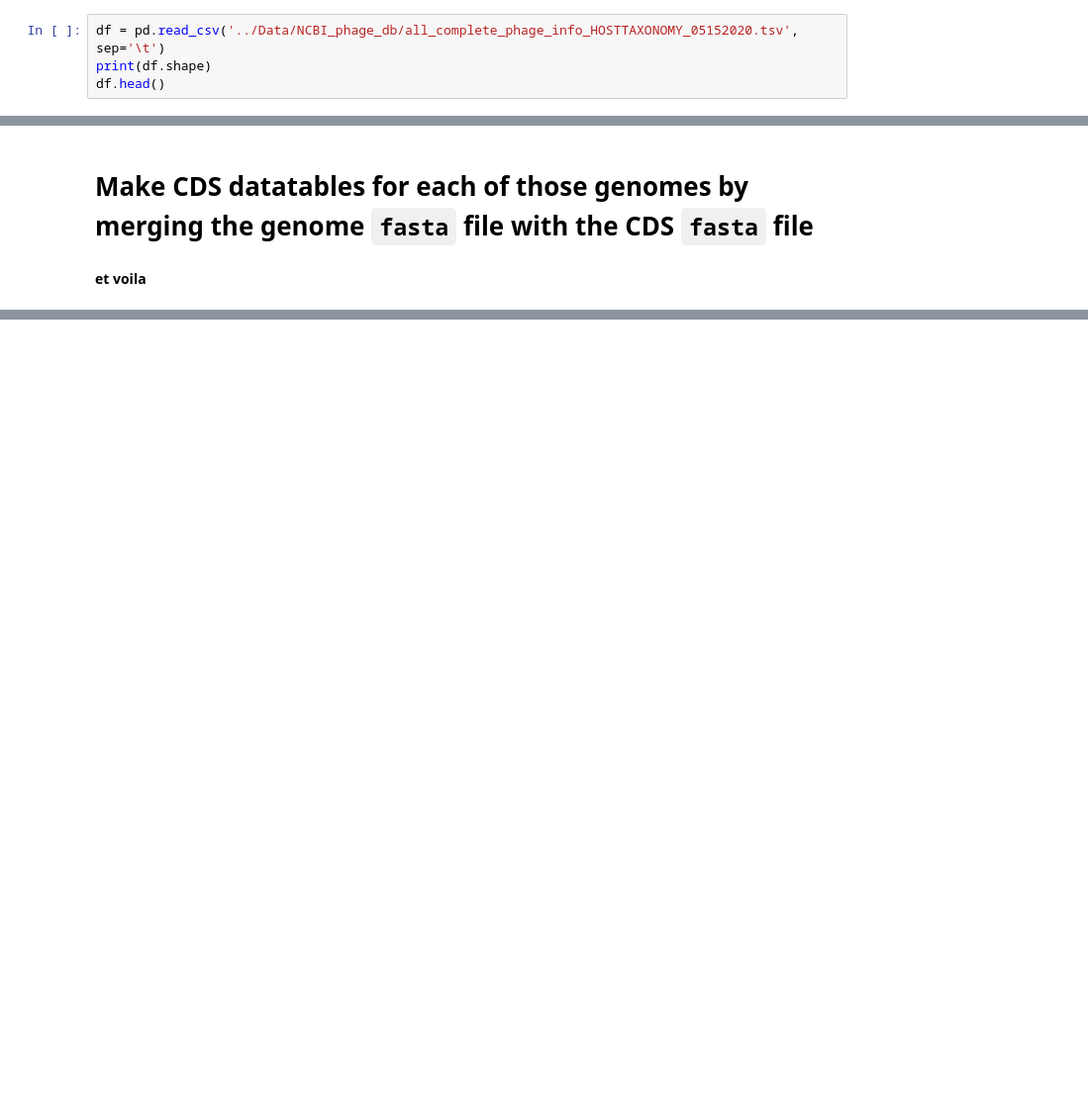
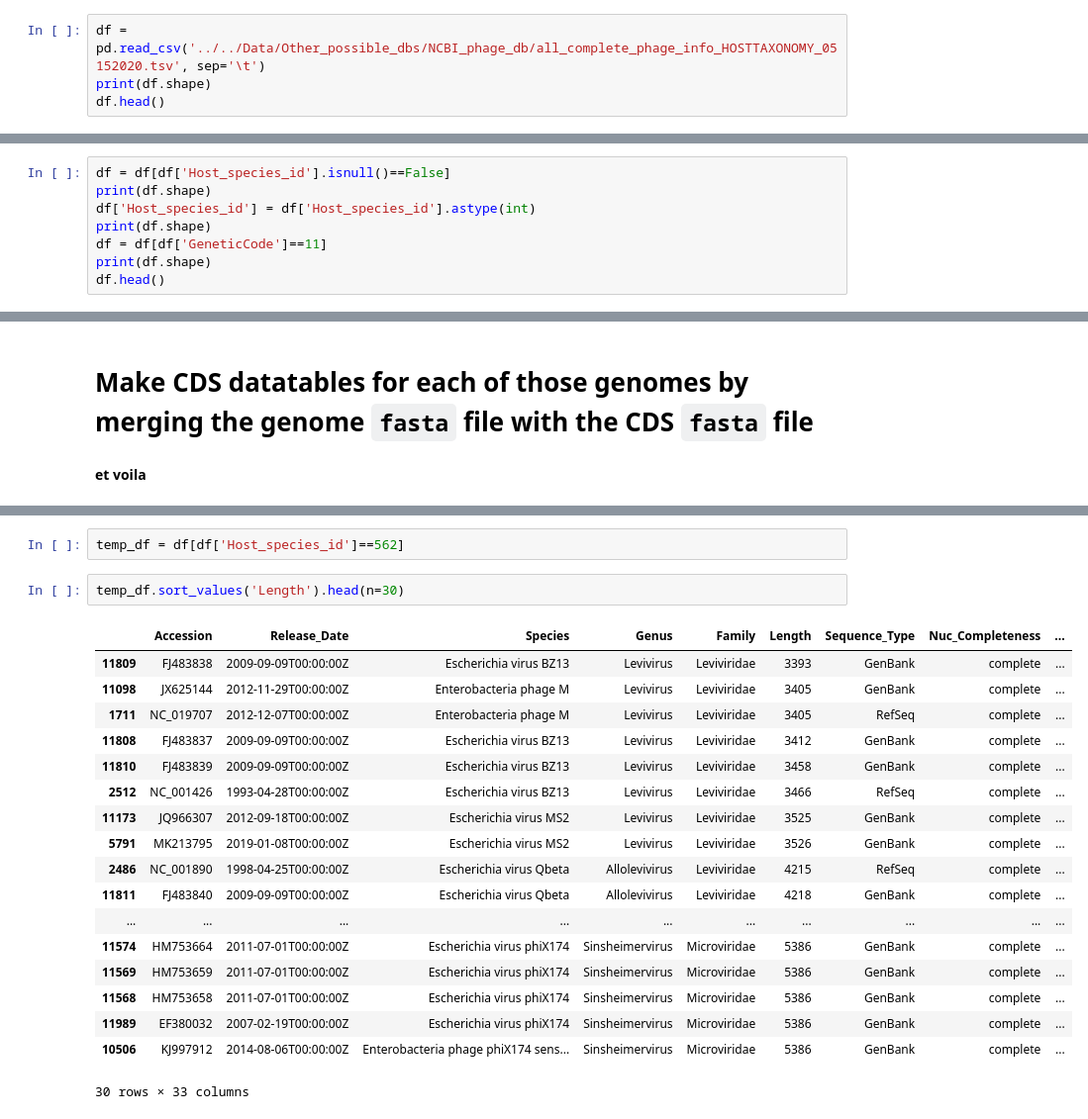
Before and after one commit to adamhockenberry/phage-translation, a Jupyter notebook: Code/Building_Database/parse_NCBI_database.ipynb, the cells around one changed output, grey strips where cells are left out. Shown at 99% size. Cells and saved outputs as stored; diff of their text form; blank space fills up the shorter version.

```diff
--- a/Code/Building_Database/parse_NCBI_database.ipynb
+++ b/Code/Building_Database/parse_NCBI_database.ipynb
@@ -342,7 +364,7 @@ df.to_csv('../Data/NCBI_phage_db/all_complete_phage_info_HOSTTAXONOMY_05152020.t
 # %% [markdown]
 # Select the rows that I care about
 # %%
-df = pd.read_csv('../Data/NCBI_phage_db/all_complete_phage_info_HOSTTAXONOMY_05152020.tsv', sep='\t')
+df = pd.read_csv('../../Data/Other_possible_dbs/NCBI_phage_db/all_complete_phage_info_HOSTTAXONOMY_05152020.tsv', sep='\t')
 print(df.shape)
 df.head()
 # %% [output]
@@ -354,3 +376,11 @@ df.head()
 | 3 | NC_043028 | 2019-06-28T00:00:00Z | Xanthomonas virus Xf109 | NaN | Inoviridae | 7190 | RefSeq | complete | ... |
 | 4 | NC_043029 | 2019-06-28T00:00:00Z | Stenotrophomonas virus SMA6 | NaN | Inoviridae | 7648 | RefSeq | complete | ... |
 5 rows × 33 columns
+# %%
+df = df[df['Host_species_id'].isnull()==False]
+print(df.shape)
+df['Host_species_id'] = df['Host_species_id'].astype(int)
+print(df.shape)
+df = df[df['GeneticCode']==11]
+print(df.shape)
+df.head()
@@ -422,0 +591,23 @@ hit
+# %%
+temp_df = df[df['Host_species_id']==562]
+# %%
+temp_df.sort_values('Length').head(n=30)
+# %% [output]
+|  | Accession | Release_Date | Species | Genus | Family | Length | Sequence_Type | Nuc_Completeness | ... |
+| 11809 | FJ483838 | 2009-09-09T00:00:00Z | Escherichia virus BZ13 | Levivirus | Leviviridae | 3393 | GenBank | complete | ... |
+| 11098 | JX625144 | 2012-11-29T00:00:00Z | Enterobacteria phage M | Levivirus | Leviviridae | 3405 | GenBank | complete | ... |
+| 1711 | NC_019707 | 2012-12-07T00:00:00Z | Enterobacteria phage M | Levivirus | Leviviridae | 3405 | RefSeq | complete | ... |
+| 11808 | FJ483837 | 2009-09-09T00:00:00Z | Escherichia virus BZ13 | Levivirus | Leviviridae | 3412 | GenBank | complete | ... |
+| 11810 | FJ483839 | 2009-09-09T00:00:00Z | Escherichia virus BZ13 | Levivirus | Leviviridae | 3458 | GenBank | complete | ... |
+| 2512 | NC_001426 | 1993-04-28T00:00:00Z | Escherichia virus BZ13 | Levivirus | Leviviridae | 3466 | RefSeq | complete | ... |
+| 11173 | JQ966307 | 2012-09-18T00:00:00Z | Escherichia virus MS2 | Levivirus | Leviviridae | 3525 | GenBank | complete | ... |
+| 5791 | MK213795 | 2019-01-08T00:00:00Z | Escherichia virus MS2 | Levivirus | Leviviridae | 3526 | GenBank | complete | ... |
+| 2486 | NC_001890 | 1998-04-25T00:00:00Z | Escherichia virus Qbeta | Allolevivirus | Leviviridae | 4215 | RefSeq | complete | ... |
+| 11811 | FJ483840 | 2009-09-09T00:00:00Z | Escherichia virus Qbeta | Allolevivirus | Leviviridae | 4218 | GenBank | complete | ... |
+| ... | ... | ... | ... | ... | ... | ... | ... | ... | ... |
+| 11574 | HM753664 | 2011-07-01T00:00:00Z | Escherichia virus phiX174 | Sinsheimervirus | Microviridae | 5386 | GenBank | complete | ... |
+| 11569 | HM753659 | 2011-07-01T00:00:00Z | Escherichia virus phiX174 | Sinsheimervirus | Microviridae | 5386 | GenBank | complete | ... |
+| 11568 | HM753658 | 2011-07-01T00:00:00Z | Escherichia virus phiX174 | Sinsheimervirus | Microviridae | 5386 | GenBank | complete | ... |
+| 11989 | EF380032 | 2007-02-19T00:00:00Z | Escherichia virus phiX174 | Sinsheimervirus | Microviridae | 5386 | GenBank | complete | ... |
+| 10506 | KJ997912 | 2014-08-06T00:00:00Z | Enterobacteria phage phiX174 sens... | Sinsheimervirus | Microviridae | 5386 | GenBank | complete | ... |
+30 rows × 33 columns
```
Also changed, not shown: parts of 24 cells of this notebook, 9 other files.
